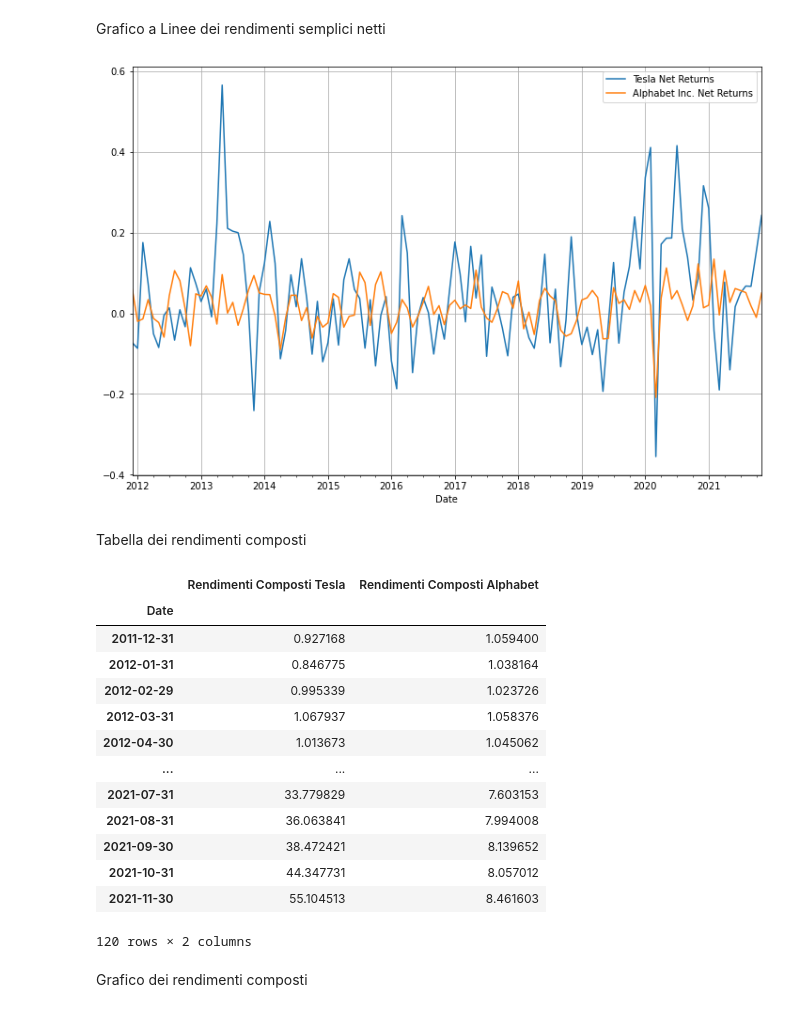
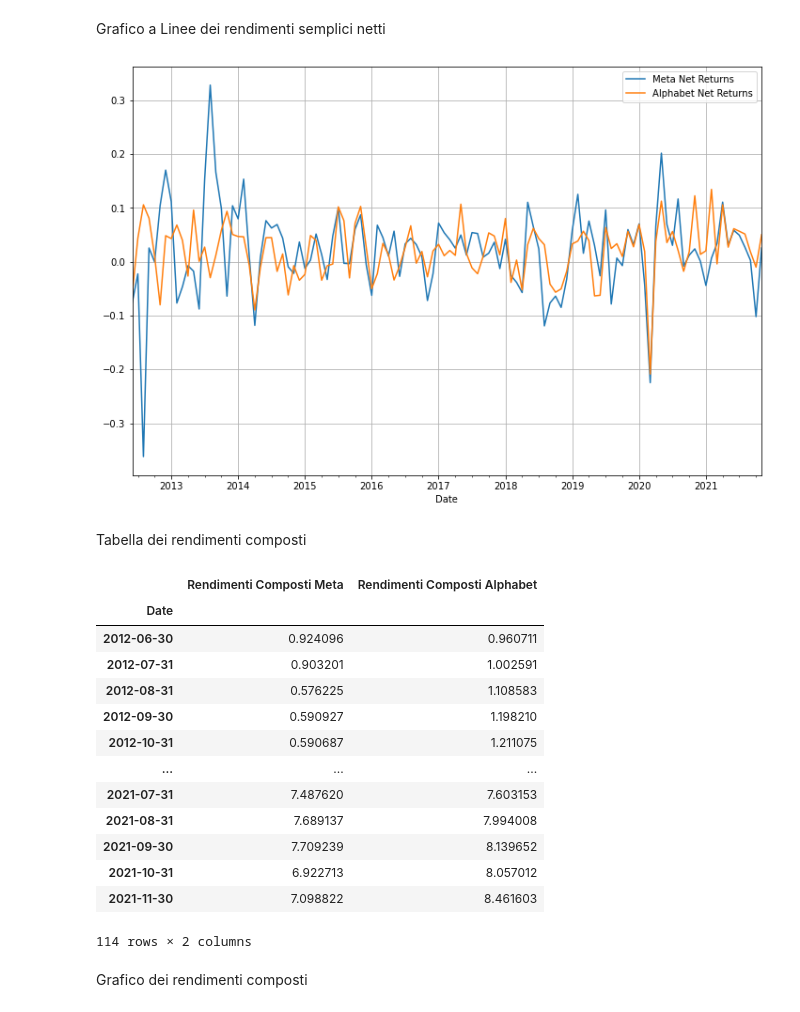
Before and after one commit to tommcamm/BISF-Project, a Jupyter notebook: python/Notebook del progetto.ipynb, the cells around one changed output. Cells and saved outputs as stored; diff of their text form; code cells hidden in the pictures.

Commit message:
changed from tesla to meta

```diff
--- a/python/Notebook del progetto.ipynb
+++ b/python/Notebook del progetto.ipynb
@@ -23,7 +23,7 @@ import matplotlib.pyplot as plt
 
 # Download dei dati per ogni titolo utilizzato
 ## titoli tecnologici
-tsla_df = yf.download('TSLA', start='2011-11-30', end='2021-11-30')
+fb_df = yf.download('FB', start='2011-11-30', end='2021-11-30')
 goog_df = yf.download('GOOG', start='2011-11-30', end='2021-11-30')
 ## titoli militari
 rtx_df = yf.download('RTX', start='2011-11-30', end='2021-11-30')
@@ -48,25 +48,25 @@ jpm_df = yf.download('JPM', start='2011-11-30', end='2021-11-30')
 Tabella dei rendimenti semplici Netti e Lordi
 # %%
 # Raggruppamento dei dati con media
-tsla_group = tsla_df.groupby(pd.Grouper(freq='M')).mean()
+fb_group = fb_df.groupby(pd.Grouper(freq='M')).mean()
 goog_group = goog_df.groupby(pd.Grouper(freq='M')).mean()
 
-tsla_month_returns = tsla_group[['Adj Close']]
+fb_month_returns = fb_group[['Adj Close']]
 goog_month_returns = goog_group[['Adj Close']]
 rendimenti_tecno = pd.DataFrame()
 
-# Calcoli dei rendimenti netti e lordi per tsla
-rendimenti_netti_tsla = np.log(tsla_month_returns/tsla_month_returns.shift(1))
-rendimenti_lordi_tsla = np.log(rendimenti_netti_tsla + 1)
+# Calcoli dei rendimenti netti e lordi per meta (FB)
+rendimenti_netti_fb = np.log(fb_month_returns/fb_month_returns.shift(1))
+rendimenti_lordi_fb = np.log(rendimenti_netti_fb + 1)
 
 # Calcoli dei rendimenti netti e lordi per goog
 rendimenti_netti_goog = np.log(goog_month_returns/goog_month_returns.shift(1))
 rendimenti_lordi_goog = np.log(rendimenti_netti_goog + 1)
 
-rendimenti_tecno["Rendimenti Netti Tesla"] = rendimenti_netti_tsla
-rendimenti_tecno["Rendimenti Lordi Tesla"] = rendimenti_lordi_tsla
-rendimenti_tecno["Rendimenti Netti Alphabet Inc."] = rendimenti_netti_goog
-rendimenti_tecno["Rendimenti Lordi Alphabet Inc."] = rendimenti_lordi_goog
+rendimenti_tecno["Rendimenti Netti Meta"] = rendimenti_netti_fb
+rendimenti_tecno["Rendimenti Lordi Meta"] = rendimenti_lordi_fb
+rendimenti_tecno["Rendimenti Netti Alphabet"] = rendimenti_netti_goog
+rendimenti_tecno["Rendimenti Lordi Alphabet"] = rendimenti_lordi_goog
 rendimenti_tecno = rendimenti_tecno.dropna()
 
 rendimenti_tecno
@@ -89,40 +89,40 @@ rendimenti_tecno
 Grafico a Linee dei rendimenti semplici netti
 # %%
 # Plot del grafico con rendimenti netti, utiliziamo plt per indicizzare il grafico
-rendimenti_tecno["Rendimenti Netti Tesla"].plot(figsize=(12,8), grid=True, label="Tesla Net Returns")
-rendimenti_tecno["Rendimenti Netti Alphabet Inc."].plot(figsize=(12,8), grid=True, label="Alphabet Inc. Net Returns")
+rendimenti_tecno["Rendimenti Netti Meta"].plot(figsize=(12,8), grid=True, label="Meta Net Returns")
+rendimenti_tecno["Rendimenti Netti Alphabet"].plot(figsize=(12,8), grid=True, label="Alphabet Net Returns")
 plt.legend(loc="upper right")
 plt.show()
 # %% [output]
-[figure, old version]
+[figure, new version]
 # %% [markdown]
 Tabella dei rendimenti composti
 # %%
-# Rendimenti composti per Tesla (TSLA)
-cumul_daily_return_tsla = (1 + rendimenti_netti_tsla).cumprod()
-rendimenti_tecno["Rendimenti Composti Tesla"] = cumul_daily_return_tsla
+# Rendimenti composti per Meta (FB)
+cumul_daily_return_fb = (1 + rendimenti_netti_fb).cumprod()
+rendimenti_tecno["Rendimenti Composti Meta"] = cumul_daily_return_fb
 
 # Rendimenti composti per Alphabet (GOOG)
 cumul_daily_return_goog = (1 + rendimenti_netti_goog).cumprod()
 rendimenti_tecno["Rendimenti Composti Alphabet"] = cumul_daily_return_goog
 
 # Costruzione tabella con titoli colonne
-rendimenti_tecno[["Rendimenti Composti Tesla", "Rendimenti Composti Alphabet"]]
+rendimenti_tecno[["Rendimenti Composti Meta", "Rendimenti Composti Alphabet"]]
 # %% [output]
-|  | Rendimenti Composti Tesla | Rendimenti Composti Alphabet |
+|  | Rendimenti Composti Meta | Rendimenti Composti Alphabet |
 | Date |  |  |
-| 2011-12-31 | 0.927168 | 1.059400 |
-| 2012-01-31 | 0.846775 | 1.038164 |
-| 2012-02-29 | 0.995339 | 1.023726 |
-| 2012-03-31 | 1.067937 | 1.058376 |
-| 2012-04-30 | 1.013673 | 1.045062 |
+| 2012-06-30 | 0.924096 | 0.960711 |
+| 2012-07-31 | 0.903201 | 1.002591 |
+| 2012-08-31 | 0.576225 | 1.108583 |
+| 2012-09-30 | 0.590927 | 1.198210 |
+| 2012-10-31 | 0.590687 | 1.211075 |
 | ... | ... | ... |
-| 2021-07-31 | 33.779829 | 7.603153 |
-| 2021-08-31 | 36.063841 | 7.994008 |
-| 2021-09-30 | 38.472421 | 8.139652 |
-| 2021-10-31 | 44.347731 | 8.057012 |
-| 2021-11-30 | 55.104513 | 8.461603 |
+| 2021-07-31 | 7.487620 | 7.603153 |
+| 2021-08-31 | 7.689137 | 7.994008 |
+| 2021-09-30 | 7.709239 | 8.139652 |
+| 2021-10-31 | 6.922713 | 8.057012 |
+| 2021-11-30 | 7.098822 | 8.461603 |
-120 rows × 2 columns
+114 rows × 2 columns
 # %% [markdown]
 Grafico dei rendimenti composti
 # %%
```
Also changed, not shown: parts of 3 cells of this notebook, 3 other files.
